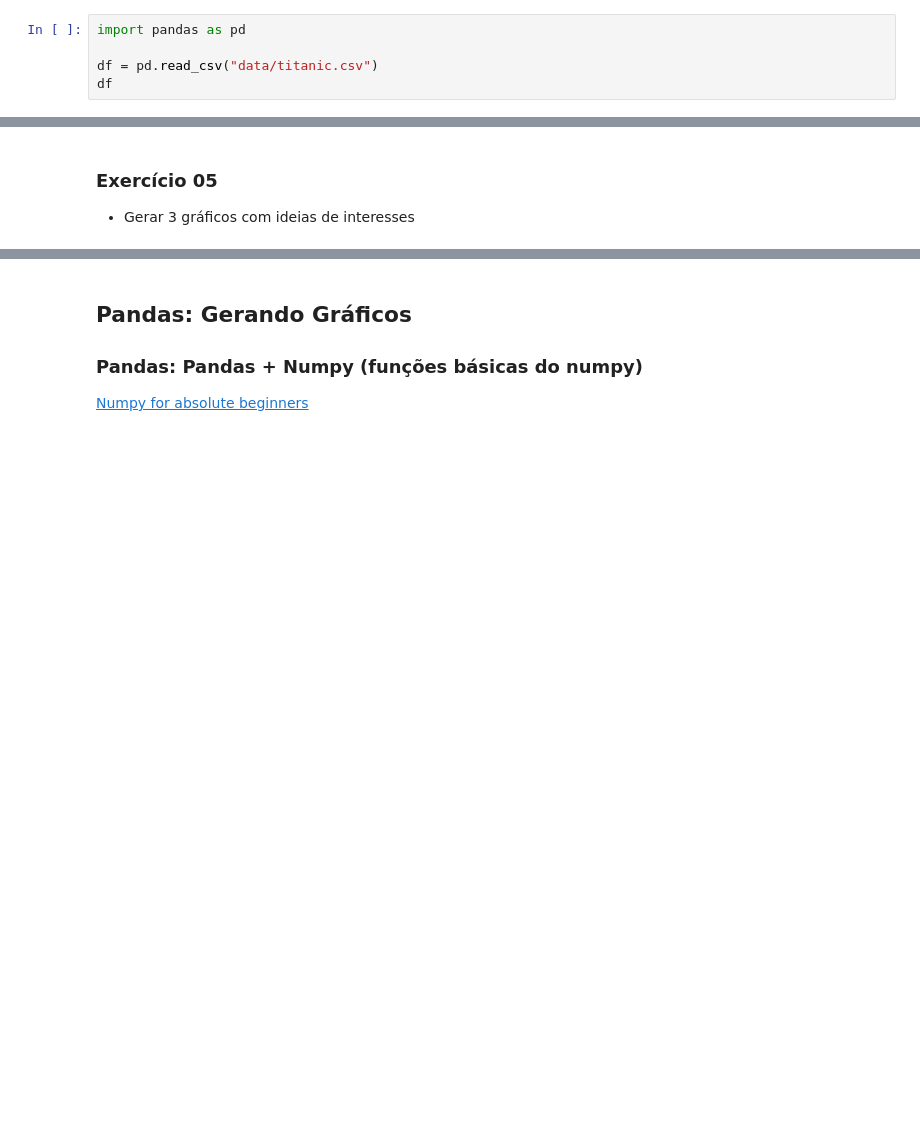
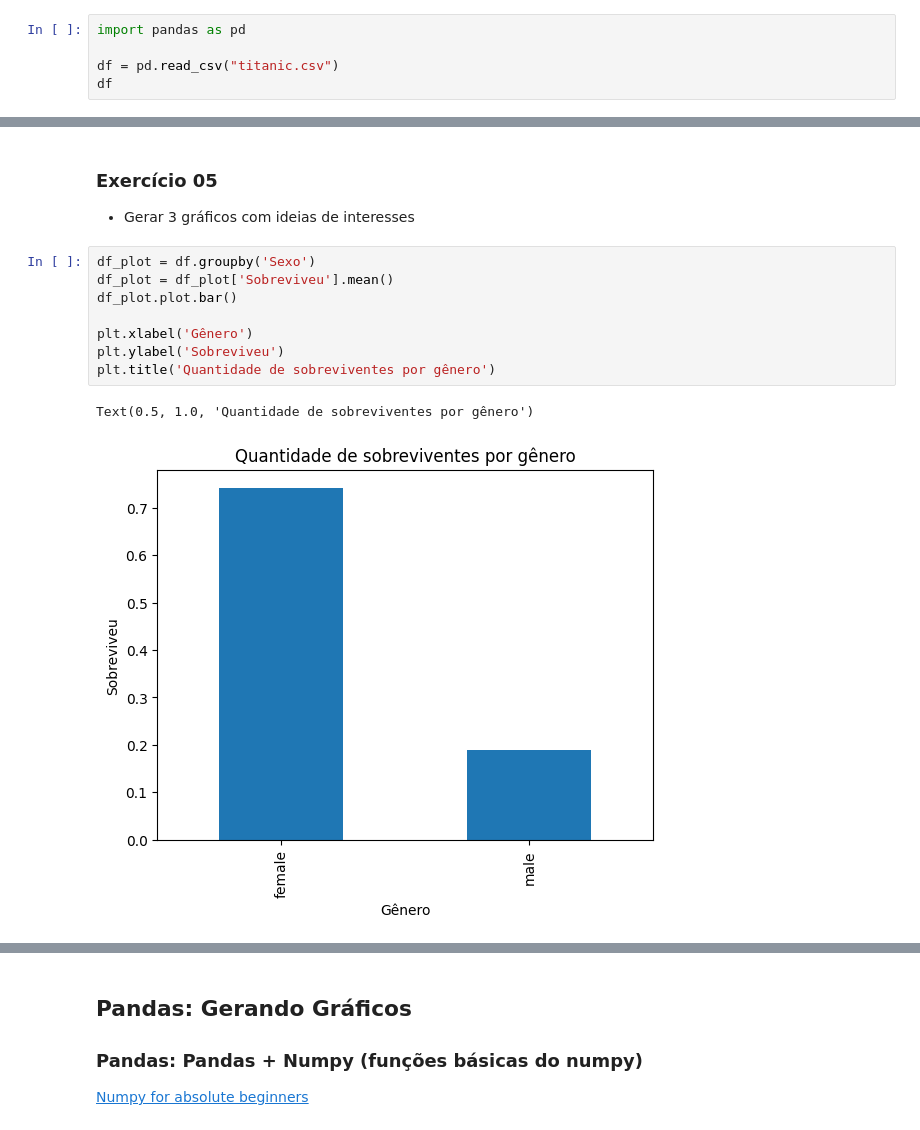
Before and after one commit to reprograma/on26-python-s12-pandas-numpy-II, a Jupyter notebook: material/aula_s12.ipynb, the cells around one changed output, grey strips where cells are left out. Drawn from its saved outputs; the diff is of its cells as text; blank space fills up the shorter version.

```diff
--- a/material/aula_s12.ipynb
+++ b/material/aula_s12.ipynb
@@ -77,5 +77,5 @@ Gráficos de linhas
 # %%
 import pandas as pd
 
-df = pd.read_csv("data/titanic.csv")
+df = pd.read_csv("titanic.csv")
 df
@@ -310,3 +627,14 @@ plt.title('Distribuição de Idade')
 ### Exercício 05
 
 - Gerar 3 gráficos com ideias de interesses
+# %%
+df_plot = df.groupby('Sexo')
+df_plot = df_plot['Sobreviveu'].mean()
+df_plot.plot.bar()
+
+plt.xlabel('Gênero')
+plt.ylabel('Sobreviveu')
+plt.title('Quantidade de sobreviventes por gênero')
+# %% [output]
+Text(0.5, 1.0, 'Quantidade de sobreviventes por gênero')
+[figure, added]
```
Also changed, not shown: parts of 49 cells of this notebook, 2 other files.
